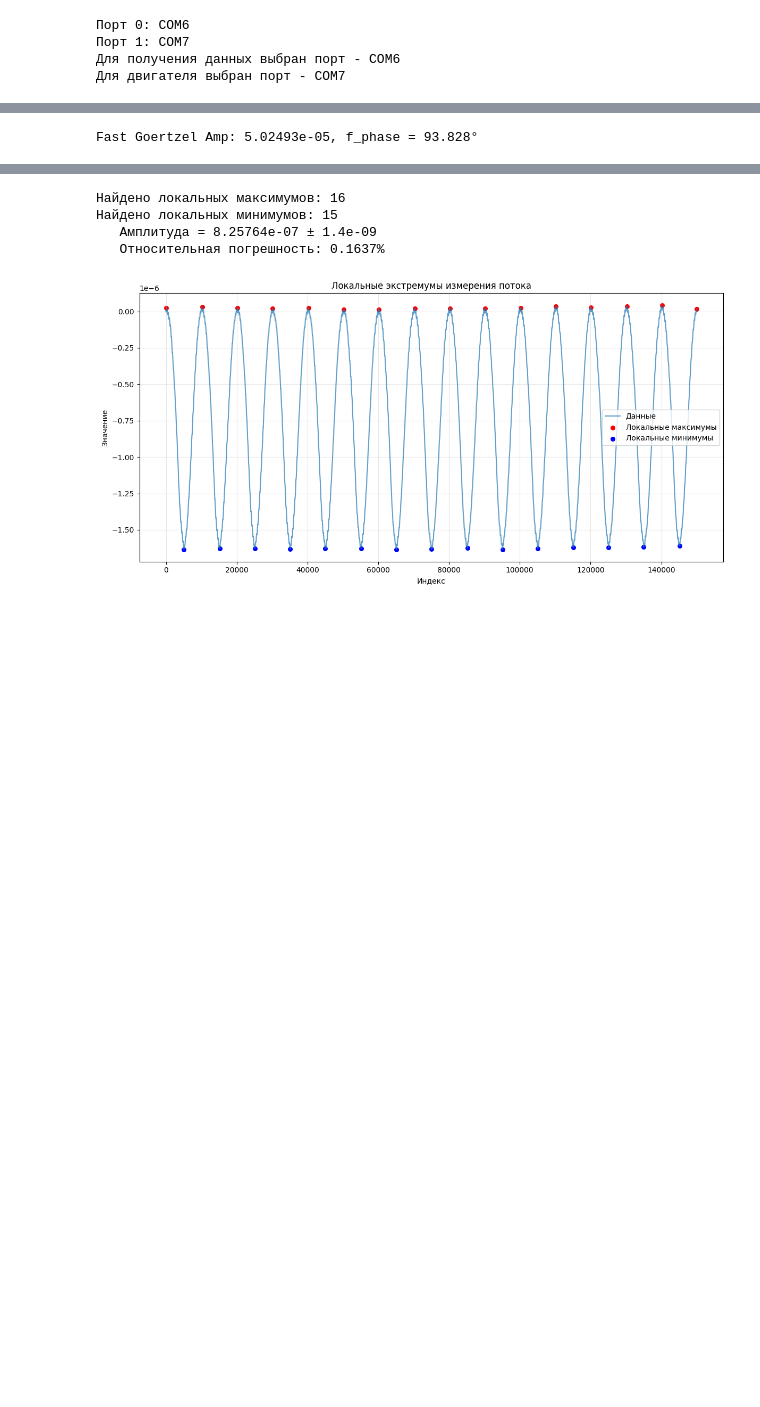
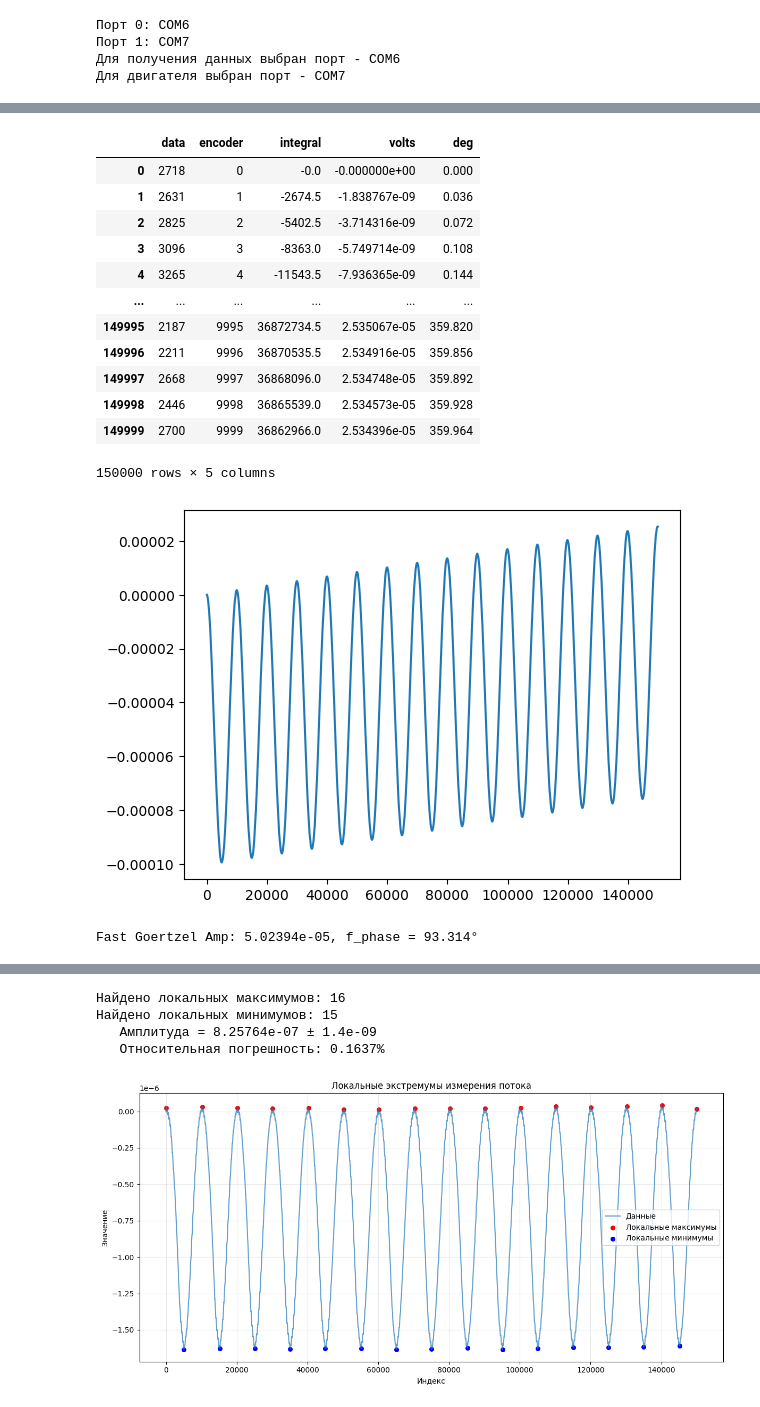
Before and after one commit to BuslaySt/Helmholz-Polymagnit, a Jupyter notebook: code/HarmData_fast.ipynb, the cells around one changed output, grey strips where cells are left out. Drawn from its saved outputs; the diff is of its cells as text; code cells hidden in the pictures; blank space fills up the shorter version.

```diff
--- a/code/HarmData_fast.ipynb
+++ b/code/HarmData_fast.ipynb
@@ -128,30 +163,69 @@ plt.plot(df_trimmed.data)
+# %%
+if 0:
+    # Усредняем по значениям encoder и вычисляем интеграл по всему периоду данных
+    # Добавим столбец, который идентифицирует периоды непрерывных значений encoder
+    df_trimmed['period'] = (df_trimmed['encoder'] != df_trimmed['encoder'].shift()).cumsum()
+
+    # Группируем по периоду, затем вычисляем среднее, после чего сбрасываем индекс и период
+    df_res = df_trimmed.groupby('period').agg({'data': 'sum', 'encoder': 'max'}).reset_index().drop('period', axis=1)
+
+    df_res['integral'] = -1.0*df_res.data.cumsum()
+
+    # 2.5/32767 - коэф. для перевода в Вольты, 1/96937 в сек (timebase), 1/1144.8 в м (пост катушки), минус из формулы интегрирования
+    df_res['volts'] = (2.5/32767 * 1/96937 * 1/1144.8)*df_res.integral
+
+    df_res['deg'] = df_res.index/10000*360
 # %%
 # Усредняем по значениям encoder и вычисляем интеграл по всему периоду данных
-# Добавим столбец, который идентифицирует периоды непрерывных значений encoder
+# 1. Группировка по периодам (непрерывные одинаковые значения encoder)
 df_trimmed['period'] = (df_trimmed['encoder'] != df_trimmed['encoder'].shift()).cumsum()
 
-# Группируем по периоду, затем вычисляем среднее, после чего сбрасываем индекс и период
-df_res = df_trimmed.groupby('period').agg({'data': 'sum', 'encoder': 'max'}).reset_index().drop('period', axis=1)
+# 2. Группируем по периоду, затем вычисляем среднее, после чего сбрасываем индекс и период
+df_res = df_trimmed.groupby('period').agg({'data': 'sum', 'encoder': 'first'}).reset_index(drop=True)
 
-df_res['integral'] = -1.0*df_res.data.cumsum()
+# 3. Интеграл (кумулятивная сумма)
+# df_res['integral'] = -1.0*df_res.data.cumsum()
 
-# 2.5/32767 - коэф. для перевода в Вольты, 1/96937 в сек (timebase), 1/1144.8 в м (пост катушки), минус из формулы интегрирования
-df_res['volts'] = (2.5/32767 * 1/96937 * 1/1144.8)*df_res.integral
+from scipy import integrate
+dt = 1
+df_res['integral'] = -1.0 * integrate.cumulative_trapezoid(df_res['data'], dx=dt, initial=0)
 
-df_res['deg'] = df_res.index/10000*360
+# 4. Пересчет в Вольты*метры*секунды
+#  2.5/32767 - коэф. для перевода в Вольты, 1/96937 в сек (timebase), 1/1144.8 в м (пост катушки), минус из формулы интегрирования
+df_res['volts'] = (2.5/32767 * 1/96937 * 1/1144.8)*df_res['integral']
+
+# 5. Угол в градусах
+df_res['deg'] = (df_res['encoder']/10000)*360
 # %%
 # filename = f"data_{datetime.now().strftime('%Y-%m-%d_%H-%M-%S')}.csv"
 # dir = 'data'
 
 # df_res.to_csv(os.path.join(dir, filename))
 
-# plt.plot(df_res.volts)
-# df_res
+plt.plot(df_res.volts)
+df_res
+# %% [output]
+|  | data | encoder | integral | volts | deg |
+| 0 | 2718 | 0 | -0.0 | -0.000000e+00 | 0.000 |
+| 1 | 2631 | 1 | -2674.5 | -1.838767e-09 | 0.036 |
+| 2 | 2825 | 2 | -5402.5 | -3.714316e-09 | 0.072 |
+| 3 | 3096 | 3 | -8363.0 | -5.749714e-09 | 0.108 |
+| 4 | 3265 | 4 | -11543.5 | -7.936365e-09 | 0.144 |
+| ... | ... | ... | ... | ... | ... |
+| 149995 | 2187 | 9995 | 36872734.5 | 2.535067e-05 | 359.820 |
+| 149996 | 2211 | 9996 | 36870535.5 | 2.534916e-05 | 359.856 |
+| 149997 | 2668 | 9997 | 36868096.0 | 2.534748e-05 | 359.892 |
+| 149998 | 2446 | 9998 | 36865539.0 | 2.534573e-05 | 359.928 |
+| 149999 | 2700 | 9999 | 36862966.0 | 2.534396e-05 | 359.964 |
+150000 rows × 5 columns
+[figure, added]
 # %%
 import fastgoertzel as fg
 
-f_amp, f_phase = fg.goertzel(df_res.volts.values, 1/10000)
-f_phase = (f_phase+np.pi/2)*180/np.pi
-print(f'Fast Goertzel Amp: {f_amp:.5e}, {f_phase = :.3f}°')
+norm_freq = 1 / 10000
+f_amp, f_phase = fg.goertzel(df_res.volts.values, norm_freq)
+# сдвиг рассчитанной фазы на +π/2 и перевод в градусы
+f_phase_deg = (f_phase+np.pi/2)*180/np.pi
+print(f'Fast Goertzel Amp: {f_amp:.5e}, {f_phase_deg = :.3f}°')
 # %% [output]
-Fast Goertzel Amp: 5.02493e-05, f_phase = 93.828°
+Fast Goertzel Amp: 5.02394e-05, f_phase = 93.314°
```
Also changed, not shown: parts of 14 cells of this notebook.
